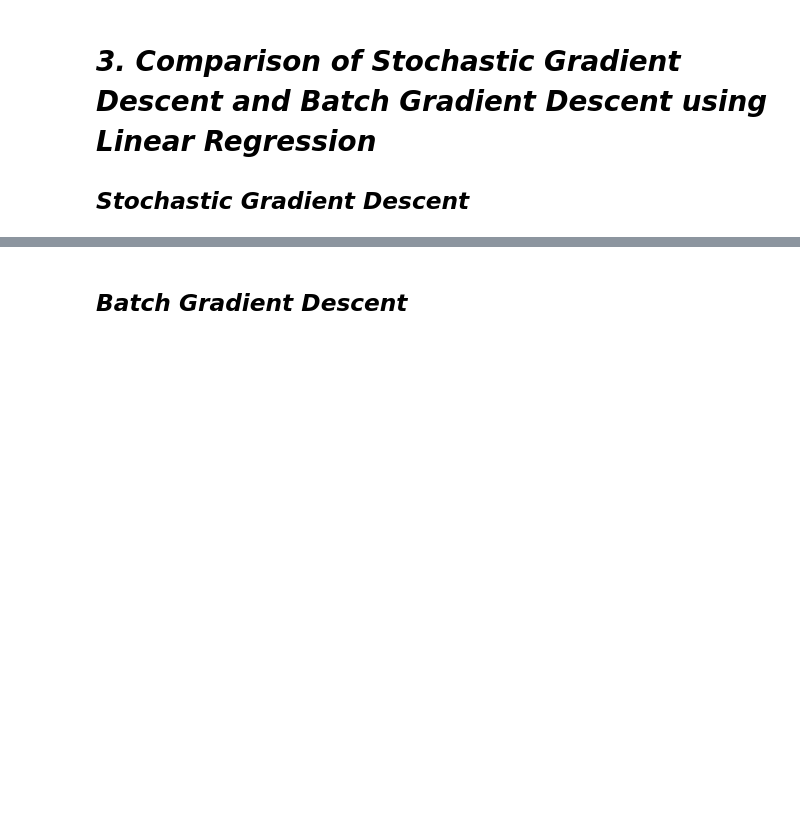
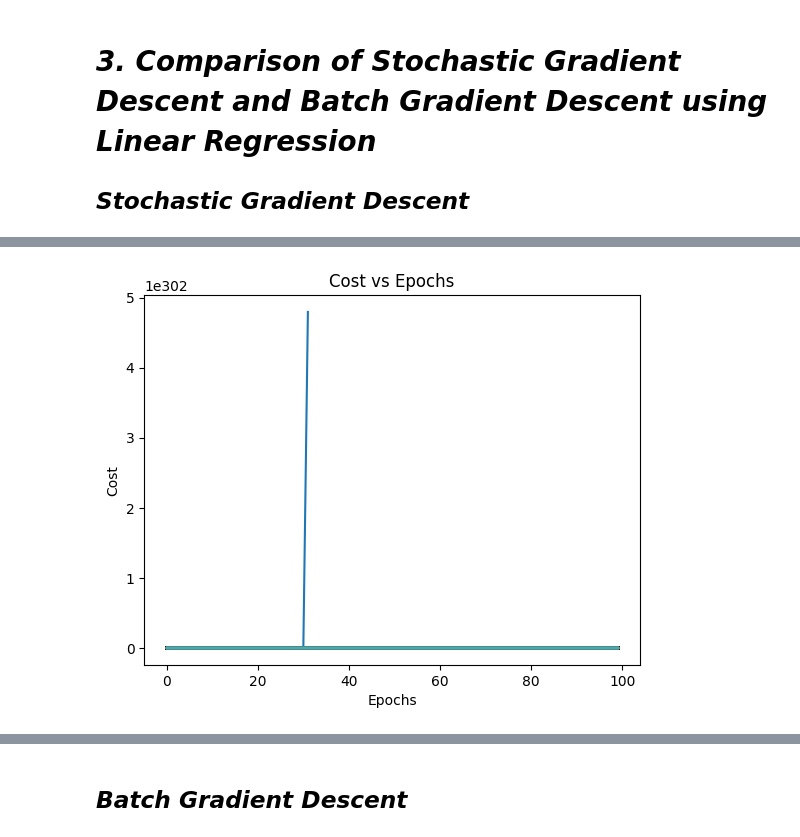
Before and after one commit to AmarjeetMohanty/ML_-assignment, a Jupyter notebook: model.ipynb, the cells around one changed output, grey strips where cells are left out. Drawn from its saved outputs; the diff is of its cells as text; code cells hidden in the pictures; blank space fills up the shorter version.

```diff
--- a/model.ipynb
+++ b/model.ipynb
@@ -303,0 +288,34 @@ print(accuracy_score(y_t,prediction_t))
+# %%
+def cost_function(X,y, theta):
+    m = len(y)
+    y_hat = X.dot(theta)
+    J = (1/m)*np.sum(np.square(y_hat-y))
+    return J
+# %%
+def gradient(X,y,theta):
+    m = len(y)
+    y_hat = X.dot(theta)
+    grad = (1/m)*X.T.dot(y_hat-y)
+    return grad
+# %%
+def Stochastic_Gradient_Descent(X, y, learning_rate, epochs):
+    """
+    This function implements the Stochastic Gradient Descent algorithm.
+    """
+    theta = np.zeros((X.shape[1], 1))
+    J_history = np.zeros((epochs, 8000))
+    m = len(y)
+    for i in range(epochs):
+            rand_ind = random.randint(0,m)
+            X_i = X.iloc[rand_ind, :].values.reshape(1, -1)
+            y_i = y.iloc[rand_ind].reshape(1, -1)
+            # y_hat = X_i.dot(theta)
+            # theta = theta - learning_rate*(1/m)*(X_i.T.dot((y_hat - y_i)))
+            # cost += cost_function(X_i,y_i)
+            grad = gradient(X_i,y_i,theta)
+            theta = theta - learning_rate*grad
+            J_history[i] = cost_function(X,y,theta)
+
+    return theta, J_history
+# %%
+theta,J_history = Stochastic_Gradient_Descent(X_train, y_train, learning_rate=0.01, epochs=100)
@@ -303,0 +342,9 @@ print(accuracy_score(y_t,prediction_t))
+# %%
+import matplotlib.pyplot as plt
+plt.plot(J_history)
+plt.xlabel("Epochs")
+plt.ylabel("Cost")
+plt.title("Cost vs Epochs")
+plt.show()
+# %% [output]
+[figure, added]
```
Also changed, not shown: parts of 23 cells of this notebook, 2 other files.
